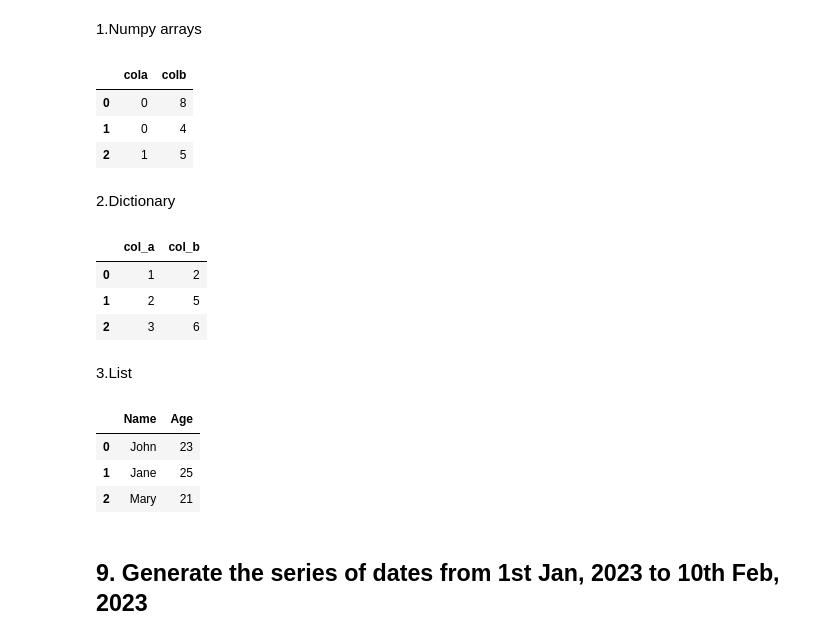
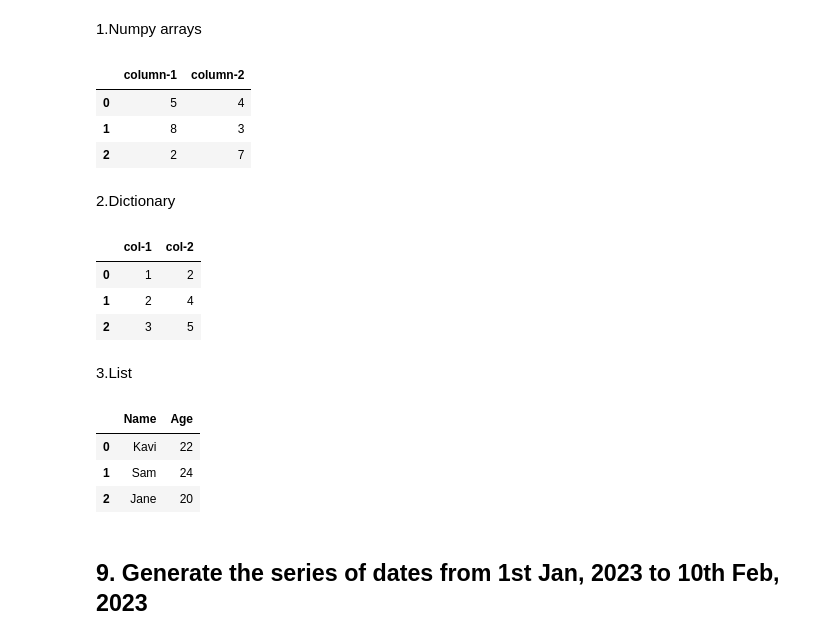
Before and after one commit to IBM-EPBL/IBM-Project-47218-1660797299, a Jupyter notebook: Assignment_1.ipynb, the cells around one changed output. Cells and saved outputs as stored; diff of their text form; code cells hidden in the pictures.

```diff
--- a/Assignment_1.ipynb
+++ b/Assignment_1.ipynb
@@ -80,42 +77,36 @@ import pandas as pd
 # %% [markdown]
 1.Numpy arrays
 # %%
-A = np.random.randint(10, size=(3,2))
-#dataframe
-df = pd.DataFrame(A,columns=['cola', 'colb'])
-df
+A = n.random.randint(10, size=(3,2))
+B = p.DataFrame(A,columns=['column-1', 'column-2'])
+B
 # %% [output]
-|  | cola | colb |
-| 0 | 0 | 8 |
-| 1 | 0 | 4 |
-| 2 | 1 | 5 |
+|  | column-1 | column-2 |
+| 0 | 5 | 4 |
+| 1 | 8 | 3 |
+| 2 | 2 | 7 |
 # %% [markdown]
 2.Dictionary
-# %%
-dict_a = {
-   'col_a':[1,2,3],
-   'col_b': [2,5,6],
-}
-#dataframe
-df = pd.DataFrame(dict_a)
-df
-# %% [output]
-|  | col_a | col_b |
-| 0 | 1 | 2 |
-| 1 | 2 | 5 |
-| 2 | 3 | 6 |
+# %%
+dict = {'col-1':[1,2,3], 'col-2': [2,4,5], }
+B = p.DataFrame(dict)
+B
+# %% [output]
+|  | col-1 | col-2 |
+| 0 | 1 | 2 |
+| 1 | 2 | 4 |
+| 2 | 3 | 5 |
 # %% [markdown]
 3.List
 # %%
-lst_a = [['John', 23], ['Jane', 25], ['Mary', 21]]
-#dataframe
-df = pd.DataFrame(lst_a,columns=['Name', 'Age'])
-df
+lst_a = [['Kavi', 22], ['Sam', 24], ['Jane', 20]]
+A = p.DataFrame(lst_a,columns=['Name', 'Age'])
+A
 # %% [output]
 |  | Name | Age |
-| 0 | John | 23 |
-| 1 | Jane | 25 |
-| 2 | Mary | 21 |
+| 0 | Kavi | 22 |
+| 1 | Sam | 24 |
+| 2 | Jane | 20 |
 # %% [markdown]
 ## 9. Generate the series of dates from 1st Jan, 2023 to 10th Feb, 2023
 # %%
```
Also changed, not shown: parts of 20 cells of this notebook.
